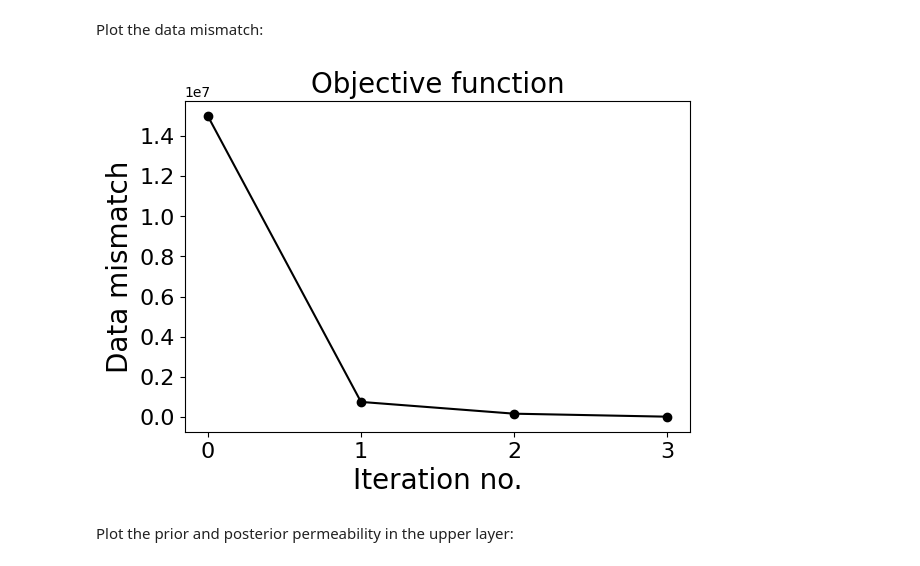
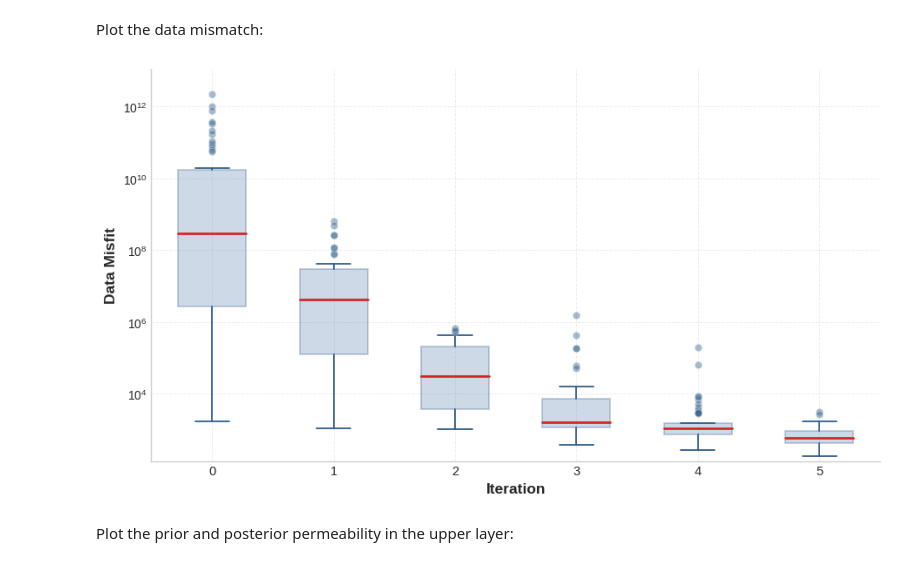
Before and after one commit to MathiasMNilsen/PET, a Jupyter notebook: docs/tutorials/pipt/tutorial_pipt.ipynb, the cells around one changed output. Saved outputs shown, nothing was run; the diff lists cells and outputs as text; code cells hidden in the pictures.

```diff
--- a/docs/tutorials/pipt/tutorial_pipt.ipynb
+++ b/docs/tutorials/pipt/tutorial_pipt.ipynb
@@ -33,7 +22,2 @@ np.random.seed(10)
-# %%
-for folder in glob('En_*'):
-    shutil.rmtree(folder)
-for file in glob('assimilation_result_*'):
-    os.remove(file)
 # %% [markdown]
 <font size=4em>Read inputfile. In this tutorial the input file is written as a .toml file, and consists of two main keys: <span style="font-family:Courier;">dataassim</span> and <span style="font-family:Courier;">fwdsim</span>. The first part contains the options for the data assimilation algorithm and the second part are options related to the forward simulation model. The description of all keys are provided in the printouts of method docstrings below.
@@ -122,8 +134,56 @@ print(f'data misfit: {result.prior_data_misfit:.1f} -> {result.data_misfit:.1f}'
 # %% [markdown]
 <font size=4em>Plot the data mismatch:
-# %%
-combined()
-# %% [output]
-[figure, removed]
+# %%
+import matplotlib.pyplot as plt
+import numpy as np
+from pathlib import Path
+
+result_folder = "Results"
+data_misfit = []
+
+it = 0
+while True:
+    file = Path(f"{result_folder}/assimilation_result_{it}.npz")
+    if not file.exists():
+        break
+    npzfile = np.load(file)
+    data_misfit.append(npzfile["ensemble_misfit"])
+    it += 1
+
+# Make plot
+plt.style.use("seaborn-v0_8-whitegrid")
+fig, ax = plt.subplots(figsize=(9.2, 5.2), facecolor="white")
+bp = ax.boxplot(
+    data_misfit,
+    positions=range(len(data_misfit)),
+    widths=0.56,
+    patch_artist=True,
+    showfliers=True,
+    boxprops=dict(facecolor="#4C78A8", alpha=0.28, linewidth=1.4, edgecolor="#2F5D8A"),
+    whiskerprops=dict(color="#2F5D8A", linewidth=1.3),
+    capprops=dict(color="#2F5D8A", linewidth=1.3),
+    medianprops=dict(color="#D62728", linewidth=2.0),
+    flierprops=dict(marker="o", markersize=6, markerfacecolor="#2F5D8A",
+                    markeredgecolor="white", markeredgewidth=0.4, alpha=0.42),
+)
+
+# Axis formatting
+positions = range(len(data_misfit))
+ax.set_xticks(positions)
+ax.set_xticklabels([str(i) for i in positions], fontsize=10.5)
+ax.set_xlabel("Iteration", fontsize=12.5, fontweight="semibold")
+ax.set_ylabel("Data Misfit", fontsize=12.5, fontweight="semibold")
+ax.set_yscale("log")
+y_min = max(1e-12, np.nanmin([np.nanmin(s) for s in data_misfit]) * 0.75)
+y_max = np.nanmax([np.nanmax(s) for s in data_misfit]) * 5
+ax.set_ylim(y_min, y_max)
+ax.grid(which="major", axis="both", linestyle="--", linewidth=0.7, alpha=0.35)
+ax.grid(which="minor", axis="y", linestyle=":", linewidth=0.45, alpha=0.22)
+ax.spines["top"].set_visible(False)
+ax.spines["right"].set_visible(False)
+fig.tight_layout()
+plt.show()
+# %% [output]
+[figure, added]
 # %% [markdown]
 <font size=4em>Plot the prior and posterior permeability in the upper layer:
```
Also changed, not shown: parts of 16 cells of this notebook, 8 other files.
